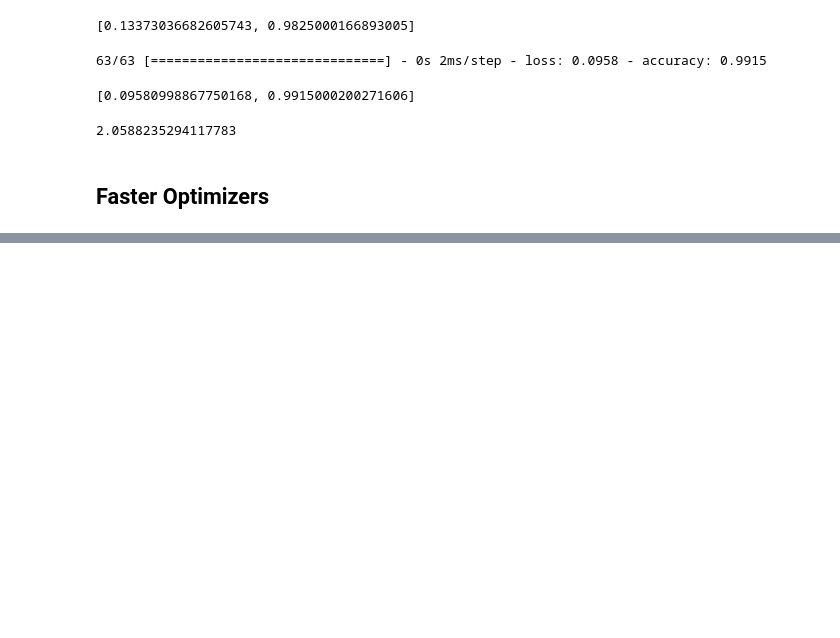
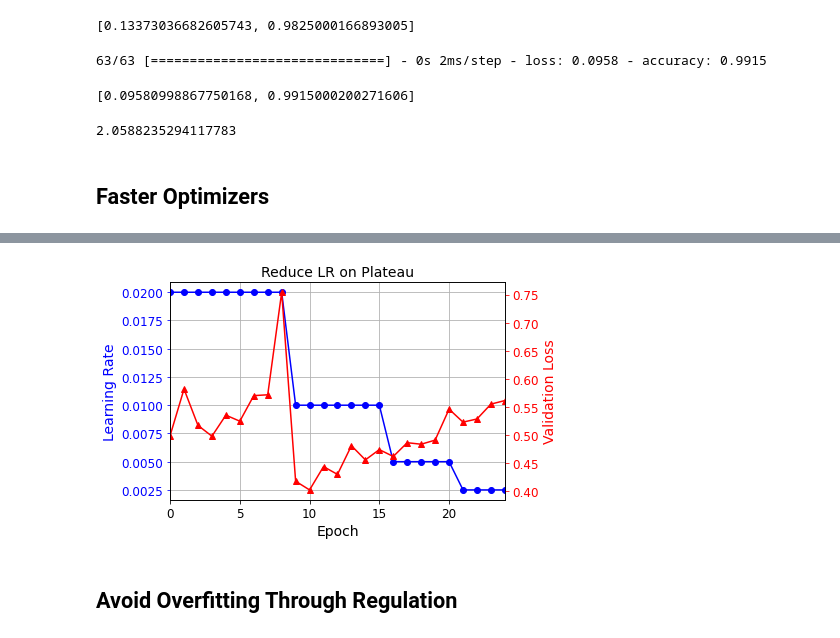
Before and after one commit to stevelorenz/programming-playground, a Jupyter notebook: machine_learning/hands_on_machine_learning_with_scikit_learn_tensorflow/11_training_deep_neural_networks.ipynb, the cells around one changed output, grey strips where cells are left out. Cells and saved outputs as stored; diff of their text form; code cells hidden in the pictures; blank space fills up the shorter version.

```diff
--- a/machine_learning/hands_on_machine_learning_with_scikit_learn_tensorflow/11_training_deep_neural_networks.ipynb
+++ b/machine_learning/hands_on_machine_learning_with_scikit_learn_tensorflow/11_training_deep_neural_networks.ipynb
@@ -541,0 +632,24 @@ print(ret)
+# %%
+lr_scheduler = keras.callbacks.ReduceLROnPlateau(factor=0.5, patience=5)
+
+model = keras.models.Sequential(
+    [
+        keras.layers.Flatten(input_shape=[28, 28]),
+        keras.layers.Dense(300, activation="selu", kernel_initializer="lecun_normal"),
+        keras.layers.Dense(100, activation="selu", kernel_initializer="lecun_normal"),
+        keras.layers.Dense(10, activation="softmax"),
+    ]
+)
+
+optimizer = keras.optimizers.SGD(learning_rate=0.02, momentum=0.9)
+model.compile(
+    loss="sparse_categorical_crossentropy", optimizer=optimizer, metrics=["accuracy"]
+)
+n_epochs = 25
+history = model.fit(
+    X_train_scaled,
+    y_train,
+    epochs=n_epochs,
+    validation_data=(X_valid_scaled, y_valid),
+    callbacks=[lr_scheduler],
+)
@@ -541,0 +674,19 @@ print(ret)
+# %%
+plt.plot(history.epoch, history.history["lr"], "bo-")
+plt.xlabel("Epoch")
+plt.ylabel("Learning Rate", color="b")
+plt.tick_params("y", colors="b")
+plt.gca().set_xlim(0, n_epochs - 1)
+plt.grid(True)
+
+ax2 = plt.gca().twinx()
+ax2.plot(history.epoch, history.history["val_loss"], "r^-")
+ax2.set_ylabel("Validation Loss", color="r")
+ax2.tick_params("y", colors="r")
+
+plt.title("Reduce LR on Plateau", fontsize=14)
+plt.show()
+# %% [output]
+[figure, added]
+# %% [markdown]
+## Avoid Overfitting Through Regulation
```
Also changed, not shown: parts of 18 cells of this notebook.
